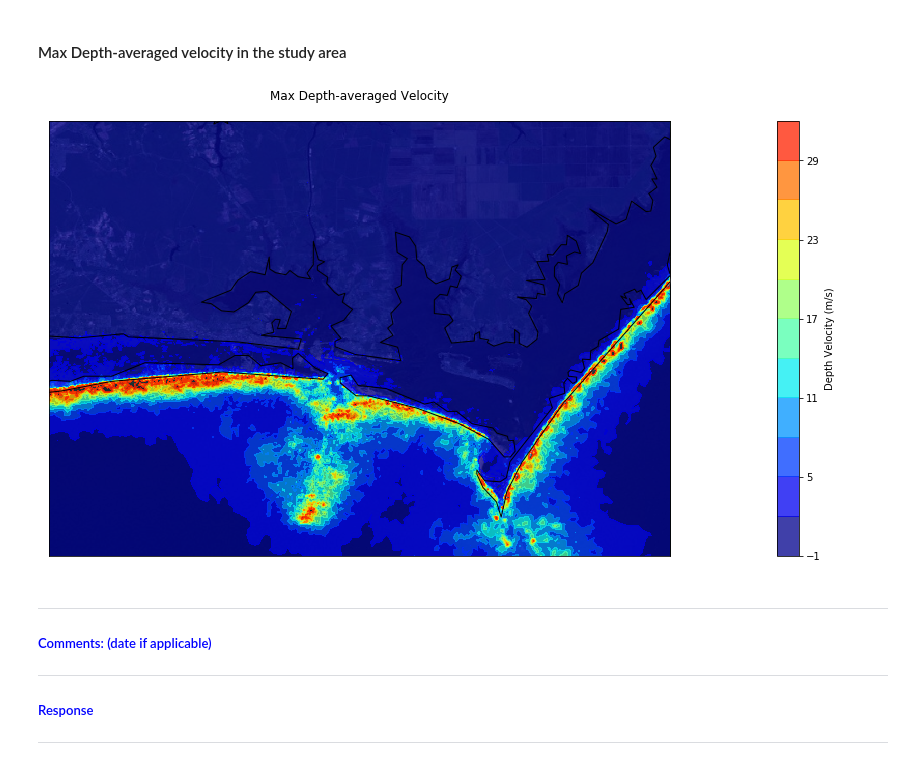
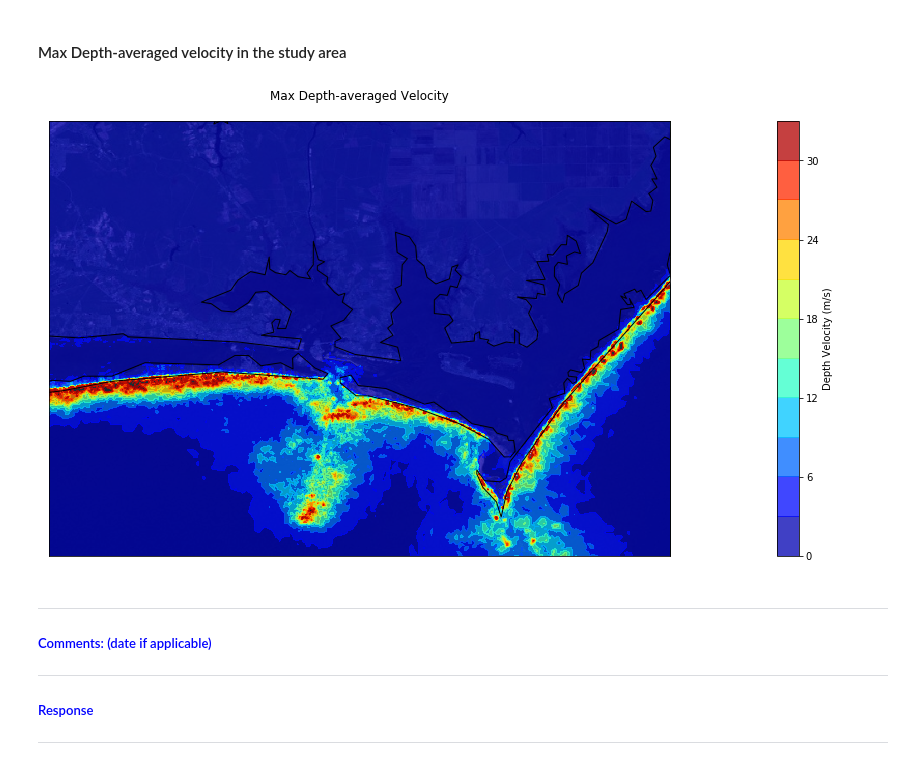
Before and after one commit to johnwallx/adcirc_prod, a Jupyter notebook: notebooks/Model_output_ophelia.ipynb, the cells around one changed output. Saved outputs shown, nothing was run; the diff lists cells and outputs as text; code cells hidden in the pictures.

```diff
--- a/notebooks/Model_output_ophelia.ipynb
+++ b/notebooks/Model_output_ophelia.ipynb
@@ -241,13 +242,13 @@ HTML('<img width="800" height="600" src="gifs\VelocityMag.gif" frameborder="0" a
 # %%
 title = 'Max Depth-averaged Velocity'
 lat1,lat2 = 34.55, 34.9
 lon1,lon2 = -76.9, -76.4
-file1 = nc4.Dataset(files[7])
-levels = np.arange(0.01, 36, 3)
+file1 = nc4.Dataset(files[8])
+levels = np.arange(0.0, 36, 3)
 fig,ax=plt.subplots(figsize=(48,8))
-adcirc.max_velocity(root_dir,file1,ax,title,levels,lon1,lon2,lat1,lat2)
+adcirc.adcirc.max_velocity(root_dir,file1,ax,title,levels,lon1,lon2,lat1,lat2)
 # %% [output]
-[figure, old version]
+[figure, new version]
 # %% [markdown]
 ---
 ##### <font color='blue'>Comments: (date if applicable)</font>
```
Also changed, not shown: parts of 6 cells of this notebook, 3 other files.
